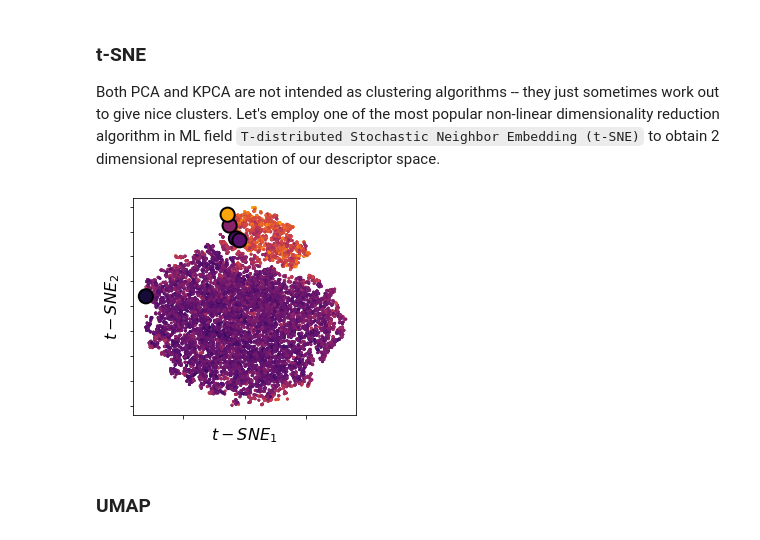
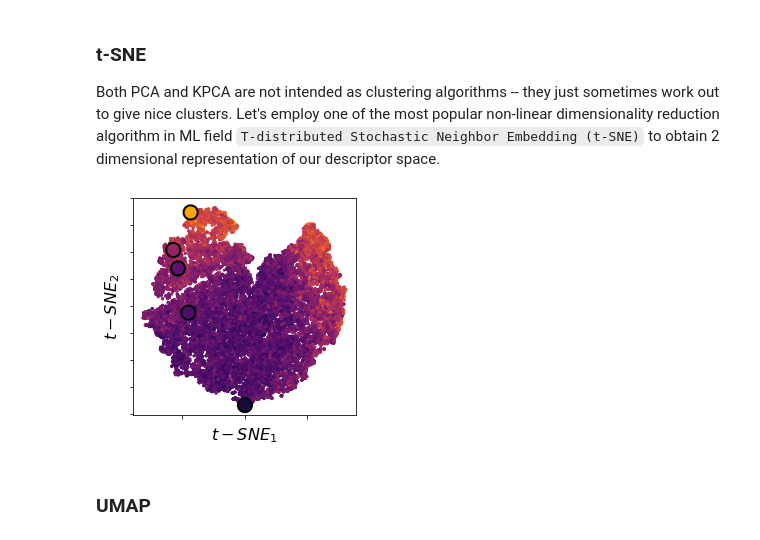
Before and after one commit to cersonsky-lab/unsupervised-ml, a Jupyter notebook: Dimensionality_Reduction_Cyclohexane.ipynb, the cells around one changed output. Cells and saved outputs as stored; diff of their text form; code cells hidden in the pictures.

```diff
--- a/Dimensionality_Reduction_Cyclohexane.ipynb
+++ b/Dimensionality_Reduction_Cyclohexane.ipynb
@@ -221,12 +217,11 @@ soaps.shape, conf_soaps.shape
 # %%
 from sklearn.decomposition import PCA
 
-pca = PCA(n_components=100)
+pca = PCA()
 pca.fit(mean_soaps)
 
 t_pca = pca.transform(mean_soaps)
 t_pca_conf = pca.transform(conf_mean_soaps)
 
 plot_embedding(t_pca, t_pca_conf, savename='figures/Figure2/pca.eps')
-np.savez('cyclohexane_data/pca.npz', pca=t_pca, pca_conf=t_pca_conf)
 # %% [output]
@@ -256,0 +239,6 @@ ChemiscopeWidget(value=None, data='{"meta": {"name": " "}, "structures": [{"size
+# %%
+plt.semilogy(pca.explained_variance_ratio_)
+plt.gca().set_xlabel(r'$n_{PC}$')
+plt.gca().set_ylabel("Explained Variance Ratio")
+n_pca = np.where(np.cumsum(pca.explained_variance_ratio_)>0.9999)[0][0]
+print(n_pca)
@@ -257,3 +250,6 @@ ChemiscopeWidget(value=None, data='{"meta": {"name": " "}, "structures": [{"size
+# %%
+pca_desc = t_pca[:, :n_pca]
+conf_pca_desc = t_pca_conf[:, :n_pca]
 # %% [markdown]
 ### Kernel Principal Components Analysis
 # %%
@@ -336,24 +330,24 @@ Let's employ one of the most popular non-linear dimensionality reduction algorit
 # %%
 tsne = TSNE(
     n_components=2,  # number of components to project across
-    perplexity=20,  # amount of neighbors one point is posited to have... play around with this!
+    perplexity=
+    50,  # amount of neighbors one point is posited to have... play around with this!
     metric="euclidean",  # distance metric
     n_jobs=2,  # parallelization
     random_state=42,
     verbose=False,
 )
 # %%
-t_tsne = tsne.fit(mean_soaps)
-t_tsne_conf = t_tsne.transform(conf_mean_soaps)
+t_tsne = tsne.fit(pca_desc)
+t_tsne_conf = t_tsne.transform(conf_pca_desc)
 plot_embedding(t_tsne,
                t_tsne_conf,
                xlabel=r'$t-SNE_1$',
                ylabel=r'$t-SNE_2$',
                cbar=False,
                savename='figures/Figure2/tsne.eps')
-np.savez('cyclohexane_data/tsne.npz', tsne=t_tsne, tsne_conf=t_tsne_conf)
 # %% [output]
-[figure, old version]
+[figure, new version]
 # %% [markdown]
 ### UMAP
 # %% [markdown]
```
Also changed, not shown: parts of 36 cells of this notebook, 2 other files.
